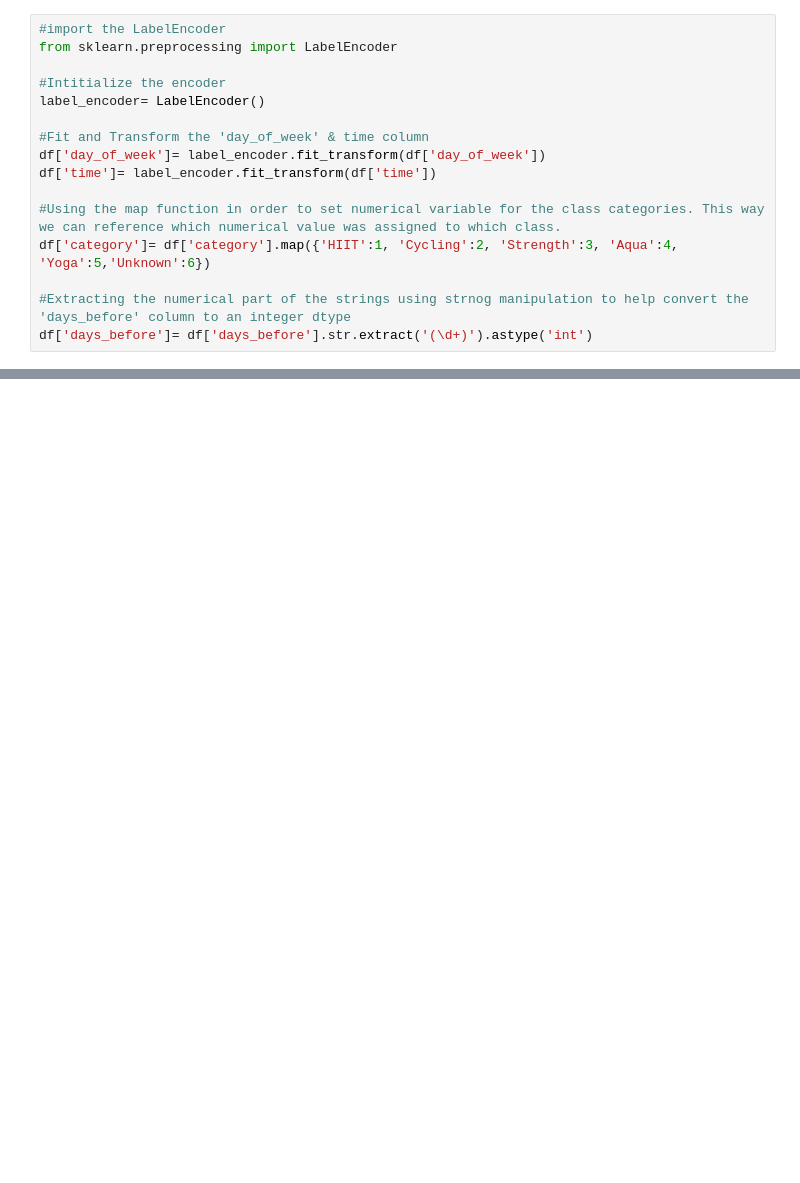
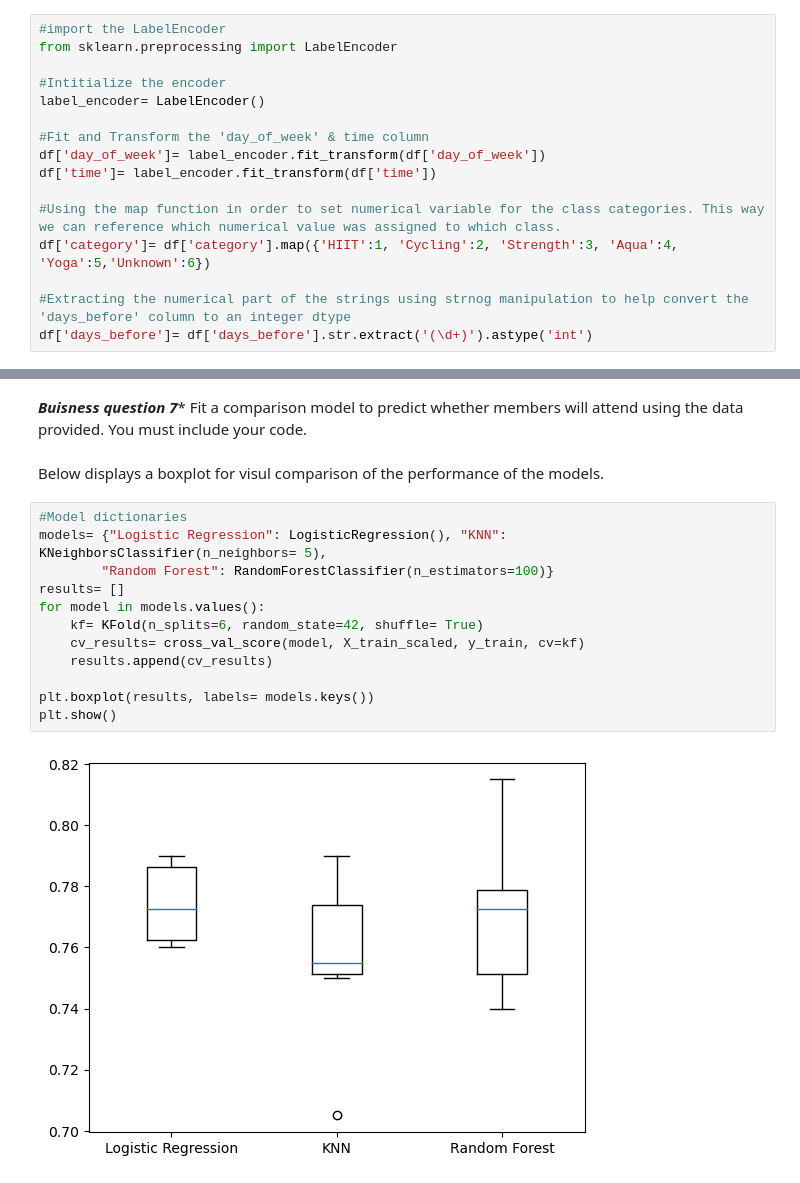
Before and after one commit to datatono/Google_Case-Study-1, a Jupyter notebook: goalzone-predicting-gym-attendance.ipynb, the cells around one changed output, grey strips where cells are left out. Saved outputs shown, nothing was run; the diff lists cells and outputs as text; blank space fills up the shorter version.

Commit message:
Kaggle Notebook | Goalzone: Predicting Gym Attendance | Version 4

```diff
--- a/goalzone-predicting-gym-attendance.ipynb
+++ b/goalzone-predicting-gym-attendance.ipynb
@@ -555,0 +581,20 @@ Best Random Forest model accuracy: 0.77
+# %% [markdown]
+***Buisness question 7****
+Fit a comparison model to predict whether members will attend using the data
+provided. You must include your code.
+# %% [markdown]
+Below displays a boxplot for visul comparison of the performance of the models.
+# %%
+#Model dictionaries
+models= {"Logistic Regression": LogisticRegression(), "KNN": KNeighborsClassifier(n_neighbors= 5),
+        "Random Forest": RandomForestClassifier(n_estimators=100)}
+results= []
+for model in models.values():
+    kf= KFold(n_splits=6, random_state=42, shuffle= True)
+    cv_results= cross_val_score(model, X_train_scaled, y_train, cv=kf)
+    results.append(cv_results)
+
+plt.boxplot(results, labels= models.keys())
+plt.show()
+# %% [output]
+[figure, added]
```
Also changed, not shown: parts of 11 cells of this notebook.
